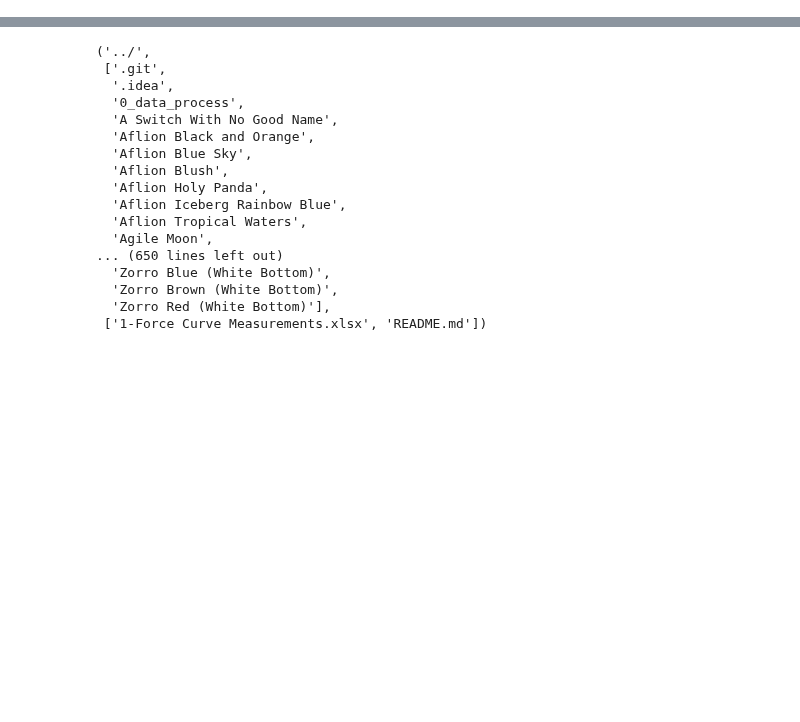
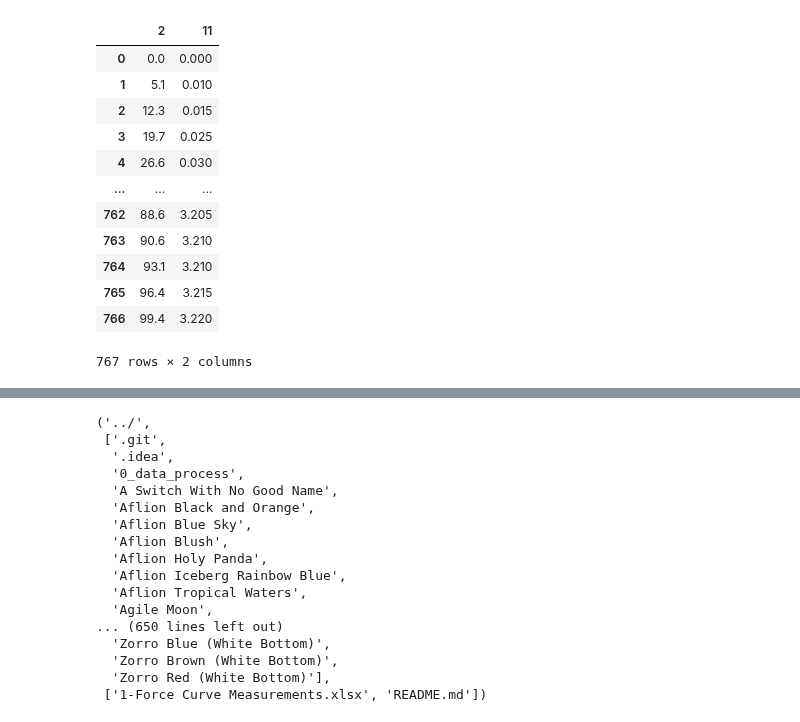
Before and after one commit to ThereminGoat/force-curves, a Jupyter notebook: 0_data_process/data_process.ipynb, the cells around one changed output, grey strips where cells are left out. Saved outputs shown, nothing was run; the diff lists cells and outputs as text; code cells hidden in the pictures; blank space fills up the shorter version.

```diff
--- a/0_data_process/data_process.ipynb
+++ b/0_data_process/data_process.ipynb
@@ -12,0 +72,16 @@ file_paths = dd.main()
+# %%
+dict['Downstroke']
+# %% [output]
+|  | 2 | 11 |
+| 0 | 0.0 | 0.000 |
+| 1 | 5.1 | 0.010 |
+| 2 | 12.3 | 0.015 |
+| 3 | 19.7 | 0.025 |
+| 4 | 26.6 | 0.030 |
+| ... | ... | ... |
+| 762 | 88.6 | 3.205 |
+| 763 | 90.6 | 3.210 |
+| 764 | 93.1 | 3.210 |
+| 765 | 96.4 | 3.215 |
+| 766 | 99.4 | 3.220 |
+767 rows × 2 columns
```
Also changed, not shown: parts of 8 cells of this notebook, 3 other files.
